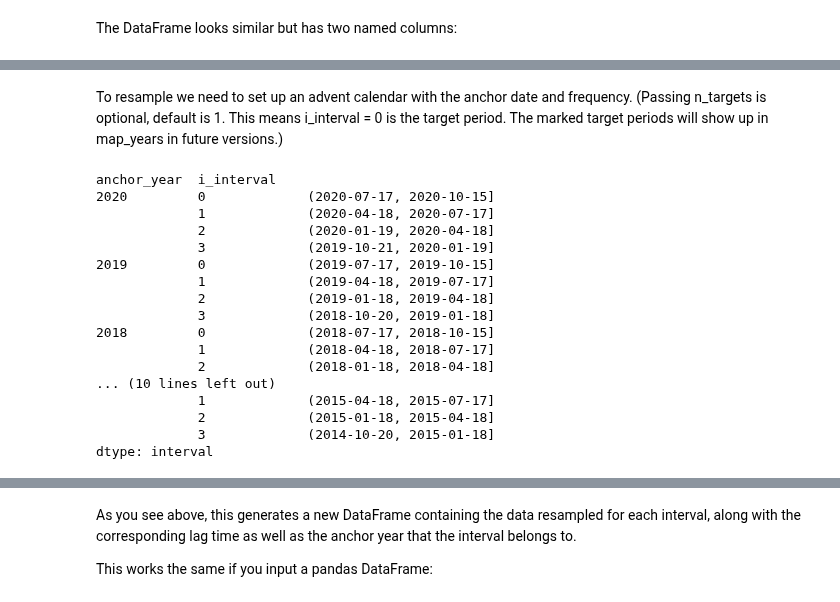
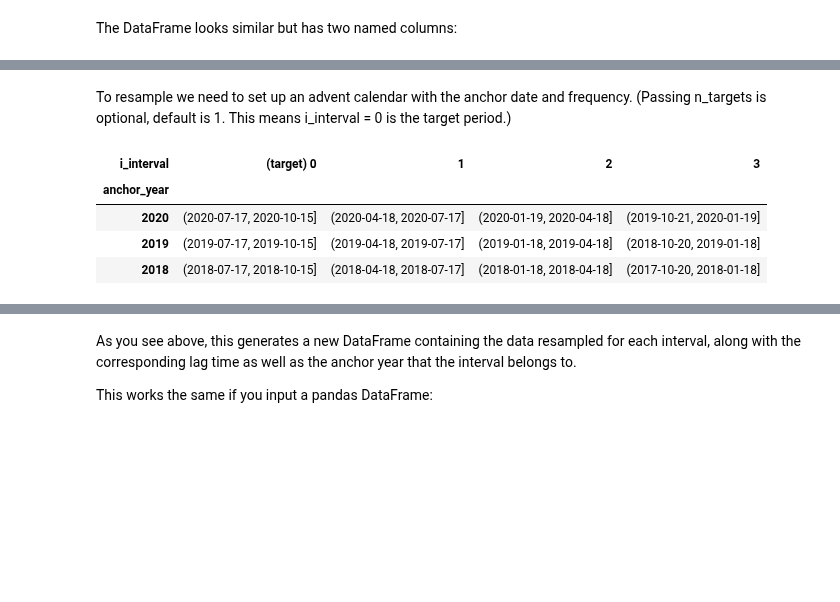
Before and after one commit to AI4S2S/s2spy, a Jupyter notebook: notebooks/tutorial_resampling_data.ipynb, the cells around one changed output, grey strips where cells are left out. Cells and saved outputs as stored; diff of their text form; code cells hidden in the pictures; blank space fills up the shorter version.

```diff
--- a/notebooks/tutorial_resampling_data.ipynb
+++ b/notebooks/tutorial_resampling_data.ipynb
@@ -48,26 +48,14 @@ example_dataframe
 97 rows × 2 columns
 # %% [markdown]
 To resample we need to set up an advent calendar with the anchor date and frequency.
-(Passing n_targets is optional, default is 1. This means i_interval = 0 is the target period. The marked target periods will show up in map_years in future versions.)
+(Passing n_targets is optional, default is 1. This means i_interval = 0 is the target period.)
 # %%
 calendar = s2spy.time.AdventCalendar(anchor_date=(10, 15), freq='90d')
-calendar.map_years(2015, 2020).flat
+calendar.map_years(2018, 2020)
 # %% [output]
-anchor_year  i_interval
-2020         0             (2020-07-17, 2020-10-15]
-             1             (2020-04-18, 2020-07-17]
-             2             (2020-01-19, 2020-04-18]
-             3             (2019-10-21, 2020-01-19]
-2019         0             (2019-07-17, 2019-10-15]
-             1             (2019-04-18, 2019-07-17]
-             2             (2019-01-18, 2019-04-18]
-             3             (2018-10-20, 2019-01-18]
-2018         0             (2018-07-17, 2018-10-15]
-             1             (2018-04-18, 2018-07-17]
-             2             (2018-01-18, 2018-04-18]
-... (10 lines left out)
-             1             (2015-04-18, 2015-07-17]
-             2             (2015-01-18, 2015-04-18]
-             3             (2014-10-20, 2015-01-18]
-dtype: interval
+| i_interval | (target) 0 | 1 | 2 | 3 |
+| anchor_year |  |  |  |  |
+| 2020 | (2020-07-17, 2020-10-15] | (2020-04-18, 2020-07-17] | (2020-01-19, 2020-04-18] | (2019-10-21, 2020-01-19] |
+| 2019 | (2019-07-17, 2019-10-15] | (2019-04-18, 2019-07-17] | (2019-01-18, 2019-04-18] | (2018-10-20, 2019-01-18] |
+| 2018 | (2018-07-17, 2018-10-15] | (2018-04-18, 2018-07-17] | (2018-01-18, 2018-04-18] | (2017-10-20, 2018-01-18] |
 # %% [markdown]
```
Also changed, not shown: parts of 6 cells of this notebook, 4 other files.
